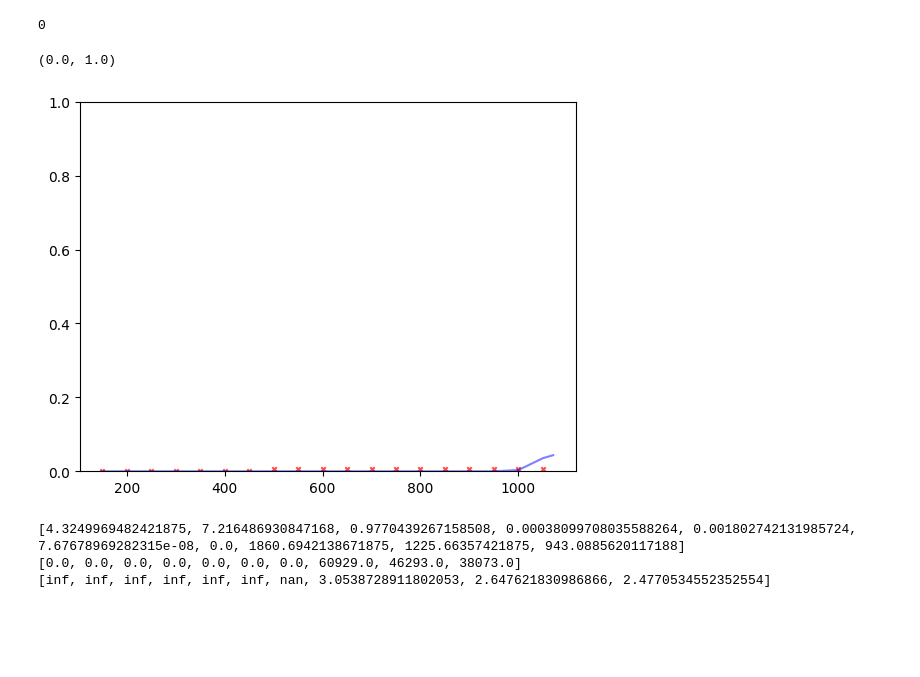
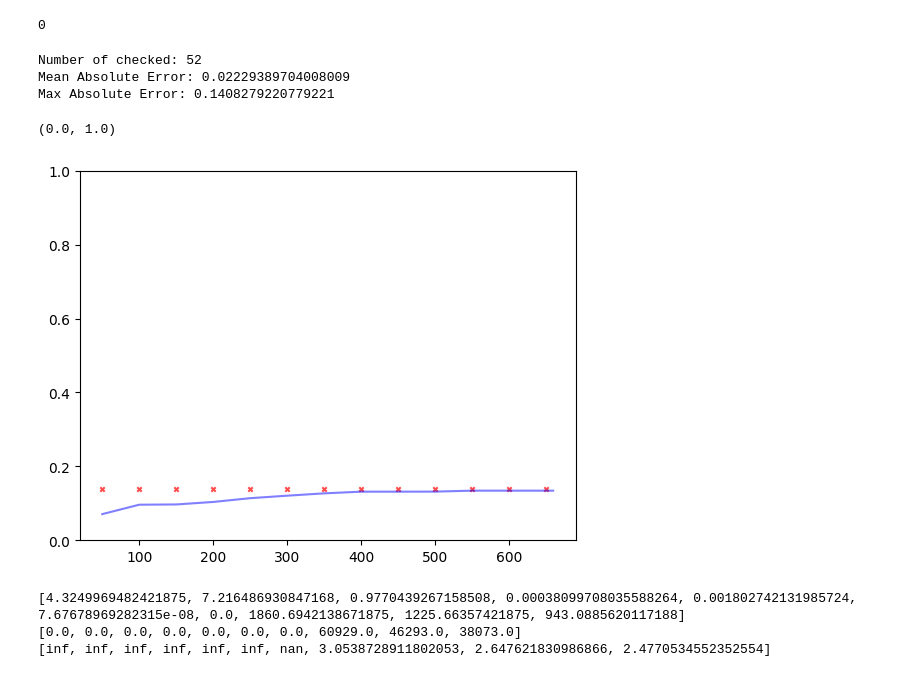
Before and after one commit to gaobiaoli/SurveilMonitor, a Jupyter notebook: eval/eval_rebar-8F-D5.ipynb, the cells around one changed output. Drawn from its saved outputs; the diff is of its cells as text; code cells hidden in the pictures; blank space fills up the shorter version.

```diff
--- a/eval/eval_rebar-8F-D5.ipynb
+++ b/eval/eval_rebar-8F-D5.ipynb
@@ -1,5 +1,7 @@
 # %%
 import numpy as np
+import sys
+sys.path.append('..')
 import cv2
 import os
 import glob
@@ -9,12 +11,12 @@ from matplotlib import pyplot as plt
 from PIL import Image
 import pickle
 from tqdm import tqdm
-results_path="./result/D06_20210115175538_i100_1.pth"
+results_path="../result/D05_20210318092518_i100.pth"
 results=torch.load(results_path)
-bim_floor = cv2.imread("base/target8F_L.png")
-gt_path="result/gt/D06_20210115175538"
-mask_path="base/mask-r"
-H = np.load("base/7F_D06_1.npy")
+bim_floor = cv2.imread("../base/target8F_L.png")
+gt_path="../result/gt/D05_20210318092518"
+mask_path="../base/mask-r"
+H = np.load("../base/8F_D05.npy")
 def cal_single_gt(gt_path,mask,H):
     gt_list=glob.glob(gt_path+"/*.png")
     gt_list=sorted(gt_list, key=lambda x: int(os.path.splitext(os.path.basename(x))[0]))
@@ -44,17 +46,15 @@ def cal_single_pred(mask_list,flag_map):
     return percentage_list
 gt_list=[]
 mask_list=[]
-for mask_id in range(1,15):
+for mask_id in range(1,21):
     mask=cv2.imread(os.path.join(mask_path,f"{mask_id}.png"),0)
     gt_dict=cal_single_gt(gt_path=gt_path,mask=mask,H=H)
     gt_list.append(gt_dict)
     mask_list.append(mask)
 all_mask = np.sum(mask_list, axis=0)>0
-# %% [output]
-0
 # %%
 ids=range(0,len(results),50)
-delta = Delta(img=bim_floor,shape=bim_floor.shape[:2],sigma=25)
+delta = Delta(img=bim_floor,shape=bim_floor.shape[:2],sigma=22)
 density=np.zeros(bim_floor.shape[:2],dtype=np.float32)
 pdm=PDM(density,alpha=1,frame_interval=100,T_need=30)
 progress=[]
@@ -68,22 +68,45 @@ for id in tqdm(ids):
     progress.append(pred)
     x.append(x[-1]+len(results[id:id+50]))
 x.pop(0)
-x=[i+100 for i in x]
+# x=[i+100 for i in x]
+# %% [output]
+0
+# %%
+check_id_list=[15,16,17,19]
+gt=[]
+pred=[]
+for id in check_id_list:
+    sc_y=list(gt_list[id].values())
+    y = [pred[id] for pred in progress][0:-1]
+    gt.extend(sc_y)
+    pred.extend(y)
+print(f"Number of checked: {len(gt)}")
+AE=0
+max_AE=0
+for g,p in zip(gt,pred):
+    AE+=abs(g-p)
+    max_AE=max(abs(g-p),max_AE)
+print(f"Mean Absolute Error: {AE/len(gt)}")
+print(f"Max Absolute Error: {max_AE}")
+# %% [output]
+Number of checked: 52
+Mean Absolute Error: 0.02229389704008009
+Max Absolute Error: 0.1408279220779221
 # %%
 import matplotlib.pyplot as plt
 import numpy as np
-i=13
+i=17
 sc_x=[i/100 for i in gt_list[i].keys()]
 sc_y=list(gt_list[i].values())
 fig=plt.figure()
 ax=fig.add_subplot(111)
 y = [pred[i] for pred in progress]
 plt.plot(x, y,alpha=0.5,color="blue")
 plt.scatter(sc_x,sc_y,alpha=0.7,color="red",s=10,marker="x")
 ax.set_ylim([0, 1])
 # %% [output]
 (0.0, 1.0)
-[figure, old version]
+[figure, new version]
 # %%
 id=len(100)
 pdm = PDM(density,alpha=1,frame_interval=100,T_need=30,sigma=25)
```
Also changed, not shown: 17 other files.
